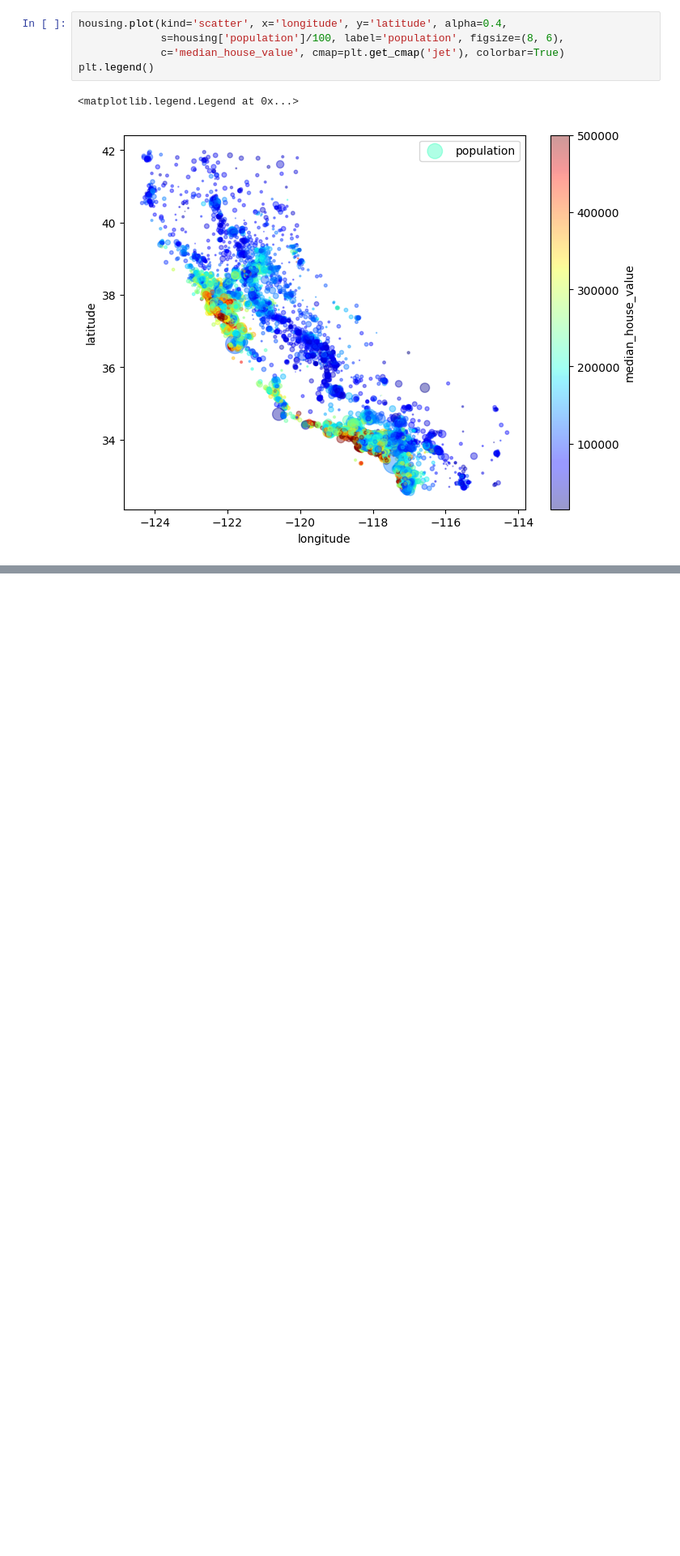
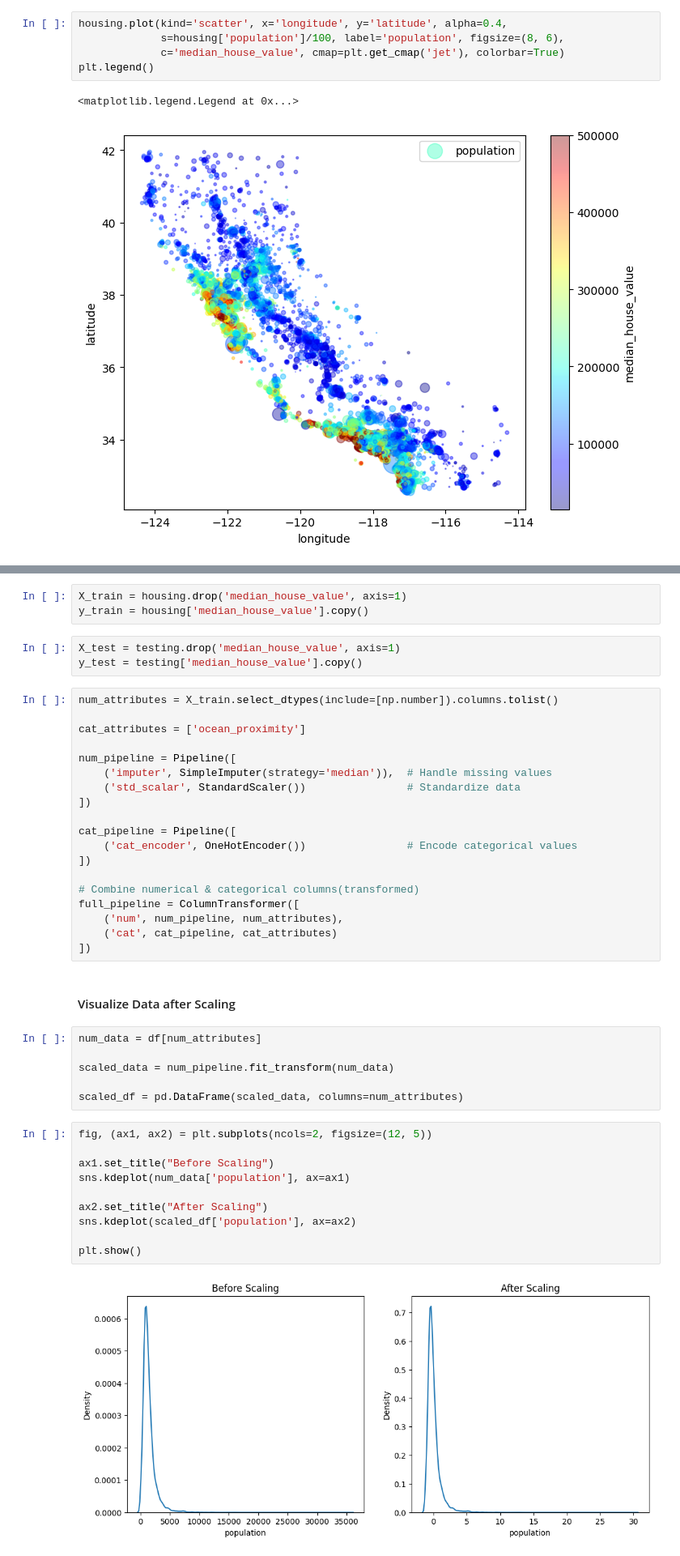
Before and after one commit to Jaffar-Kazmi/California-House-Price-Prediction, a Jupyter notebook: California_House_Price_Prediction.ipynb, the cells around one changed output, grey strips where cells are left out. Shown at 81% size. Cells and saved outputs as stored; diff of their text form; blank space fills up the shorter version.

```diff
--- a/California_House_Price_Prediction.ipynb
+++ b/California_House_Price_Prediction.ipynb
@@ -442,0 +288,45 @@ np.float64(67932.7700373929)
+# %%
+X_train = housing.drop('median_house_value', axis=1)
+y_train = housing['median_house_value'].copy()
+# %%
+X_test = testing.drop('median_house_value', axis=1)
+y_test = testing['median_house_value'].copy()
+# %%
+num_attributes = X_train.select_dtypes(include=[np.number]).columns.tolist()
+
+cat_attributes = ['ocean_proximity']
+
+num_pipeline = Pipeline([
+    ('imputer', SimpleImputer(strategy='median')),  # Handle missing values
+    ('std_scalar', StandardScaler())                # Standardize data
+])
+
+cat_pipeline = Pipeline([
+    ('cat_encoder', OneHotEncoder())                # Encode categorical values
+])
+
+# Combine numerical & categorical columns(transformed)
+full_pipeline = ColumnTransformer([
+    ('num', num_pipeline, num_attributes),
+    ('cat', cat_pipeline, cat_attributes)
+])
+# %% [markdown]
+#### Visualize Data after Scaling
+# %%
+num_data = df[num_attributes]
+
+scaled_data = num_pipeline.fit_transform(num_data)
+
+scaled_df = pd.DataFrame(scaled_data, columns=num_attributes)
+# %%
+fig, (ax1, ax2) = plt.subplots(ncols=2, figsize=(12, 5))
+
+ax1.set_title("Before Scaling")
+sns.kdeplot(num_data['population'], ax=ax1)
+
+ax2.set_title("After Scaling")
+sns.kdeplot(scaled_df['population'], ax=ax2)
+
+plt.show()
+# %% [output]
+[figure, added]
```
Also changed, not shown: parts of 63 cells of this notebook.
